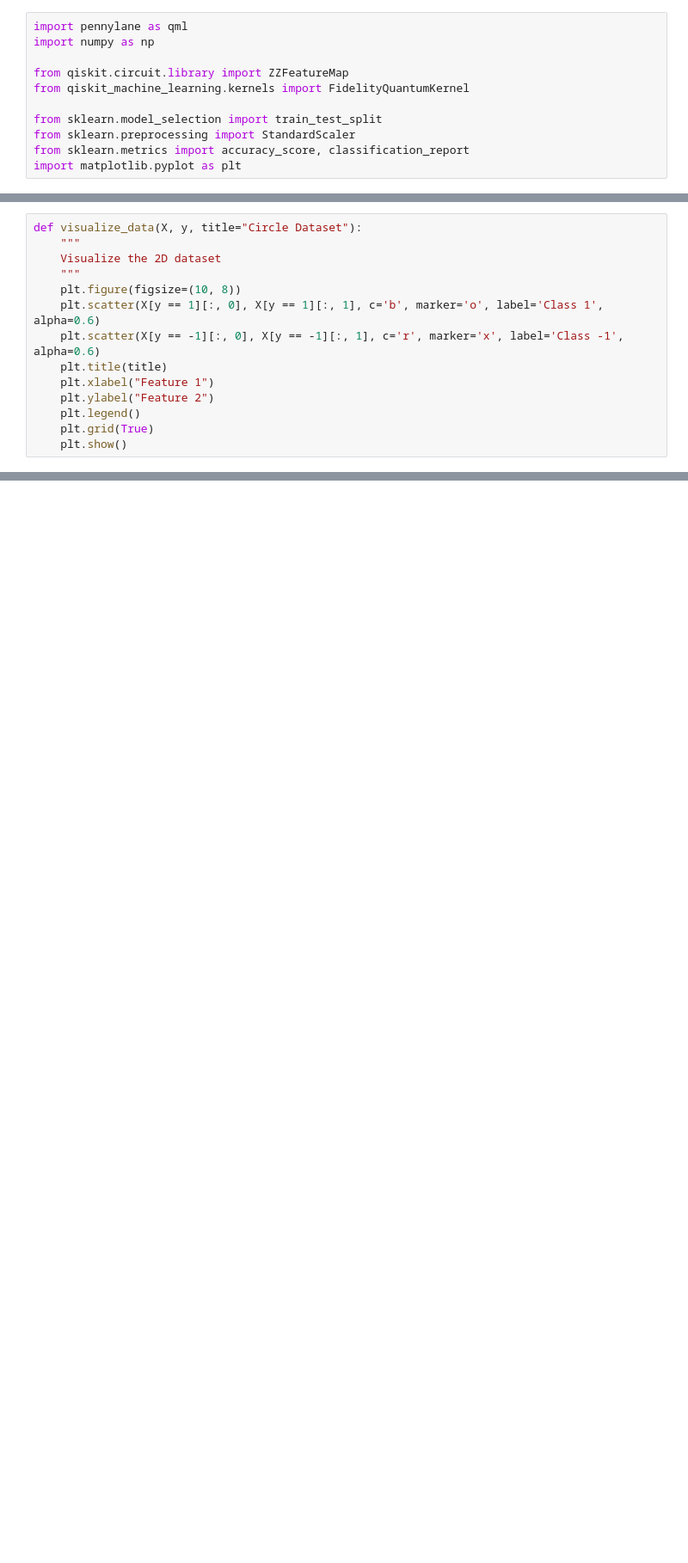
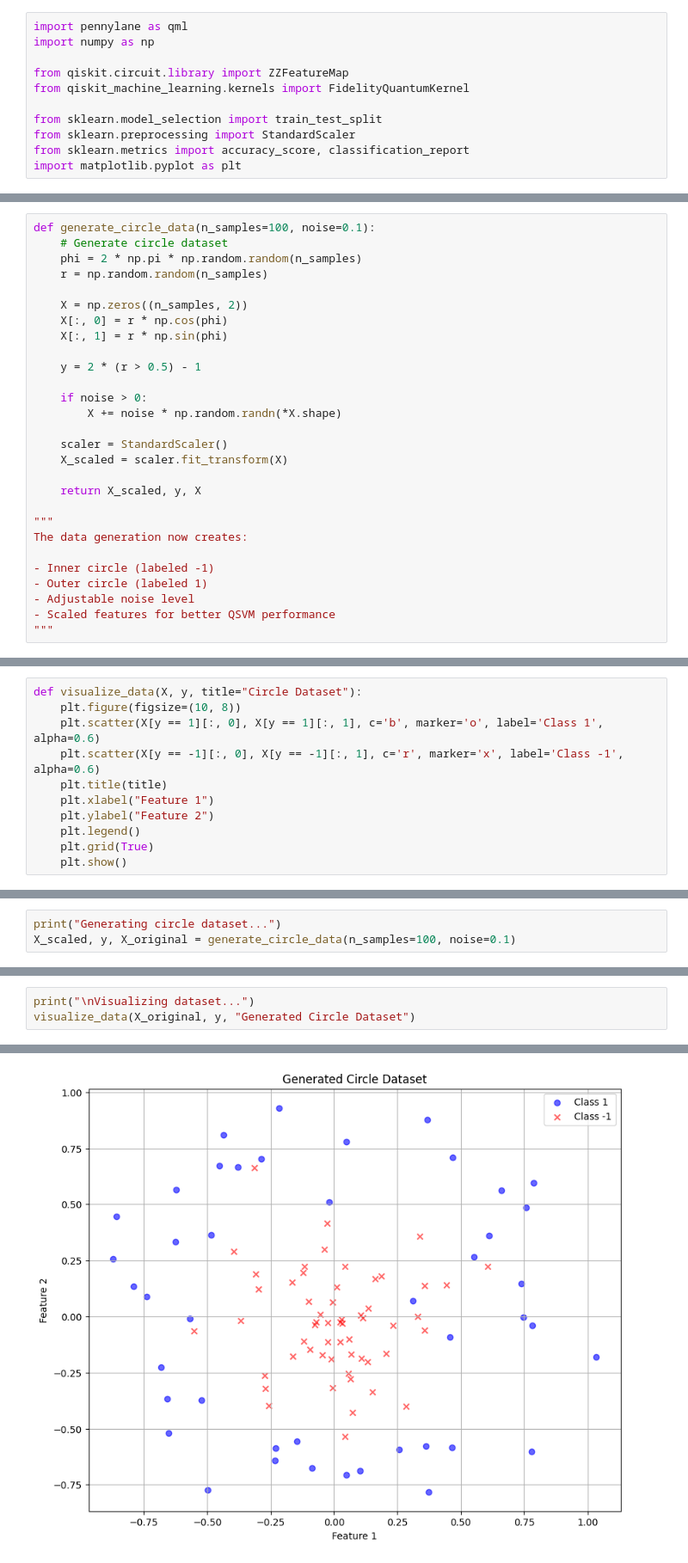
Before and after one commit to thecrazyphysicist369/QuantumAI-Noob2Pro, a Jupyter notebook: 9.2-Problem9.2.ipynb, the cells around one changed output, grey strips where cells are left out. Shown at 86% size. Cells and saved outputs as stored; diff of their text form; blank space fills up the shorter version.

```diff
--- a/9.2-Problem9.2.ipynb
+++ b/9.2-Problem9.2.ipynb
@@ -31,0 +21,28 @@ def load_pennylane_data(n_samples=100, noise=0.1):
+# %%
+def generate_circle_data(n_samples=100, noise=0.1):
+    # Generate circle dataset
+    phi = 2 * np.pi * np.random.random(n_samples)
+    r = np.random.random(n_samples)
+
+    X = np.zeros((n_samples, 2))
+    X[:, 0] = r * np.cos(phi)
+    X[:, 1] = r * np.sin(phi)
+
+    y = 2 * (r > 0.5) - 1
+
+    if noise > 0:
+        X += noise * np.random.randn(*X.shape)
+
+    scaler = StandardScaler()
+    X_scaled = scaler.fit_transform(X)
+
+    return X_scaled, y, X
+
+"""
+The data generation now creates:
+
+- Inner circle (labeled -1)
+- Outer circle (labeled 1)
+- Adjustable noise level
+- Scaled features for better QSVM performance
+"""
@@ -32,8 +51,5 @@ def load_pennylane_data(n_samples=100, noise=0.1):
 # %%
 def visualize_data(X, y, title="Circle Dataset"):
-    """
-    Visualize the 2D dataset
-    """
     plt.figure(figsize=(10, 8))
     plt.scatter(X[y == 1][:, 0], X[y == 1][:, 1], c='b', marker='o', label='Class 1', alpha=0.6)
     plt.scatter(X[y == -1][:, 0], X[y == -1][:, 1], c='r', marker='x', label='Class -1', alpha=0.6)
@@ -133,0 +89,3 @@ AttributeError: module 'pennylane' has no attribute 'datasets'
+# %%
+print("Generating circle dataset...")
+X_scaled, y, X_original = generate_circle_data(n_samples=100, noise=0.1)
@@ -133,0 +94,4 @@ AttributeError: module 'pennylane' has no attribute 'datasets'
+# %%
+print("\nVisualizing dataset...")
+visualize_data(X_original, y, "Generated Circle Dataset")
+# %% [output]
@@ -133,0 +99 @@ AttributeError: module 'pennylane' has no attribute 'datasets'
+[figure, added]
```
Also changed, not shown: parts of 10 cells of this notebook, 1 other file.
